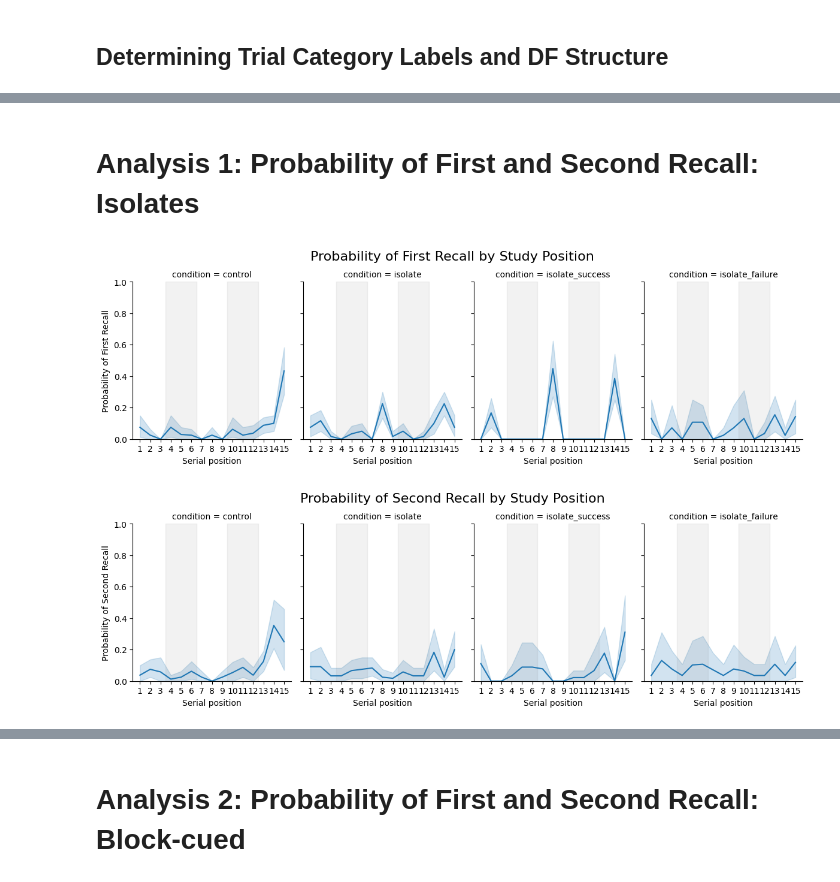
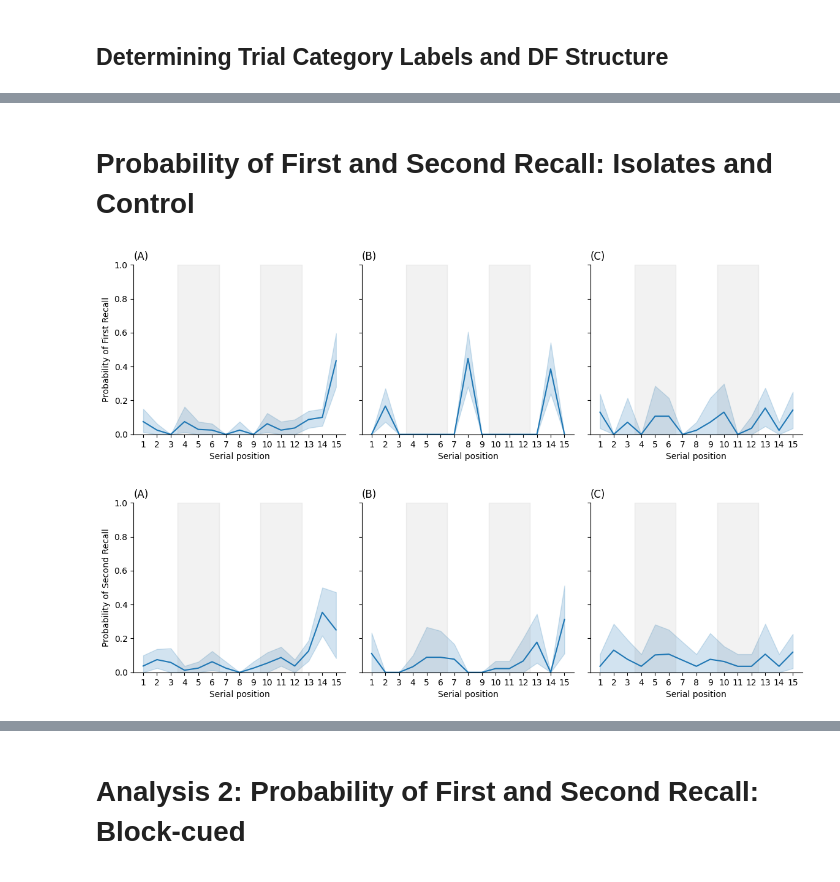
Before and after one commit to vucml/online_experiments, a Jupyter notebook: experiments/category_targeting/category_targeting_tech_report.ipynb, the cells around one changed output, grey strips where cells are left out. Drawn from its saved outputs; the diff is of its cells as text; code cells hidden in the pictures.

```diff
--- a/experiments/category_targeting/category_targeting_tech_report.ipynb
+++ b/experiments/category_targeting/category_targeting_tech_report.ipynb
@@ -471,0 +654,15 @@ Here, we see a return to a much more normal looking Lag-CRP when looking at tran
+# %%
+crp_control = fr.lag_crp(data.query('condition == 0'),  item_query='(output < 3 or not recall) and input > 2')
+crp_success = fr.lag_crp(data.query('condition == 2'),  item_query='(output < 3 or not recall) and input > 2')
+crp_attempt = fr.lag_crp(data.query('condition == 1'),  item_query='(output < 3 or not recall) and input > 2')
+lag_crp = pd.concat([crp_control.assign(condition='control'), crp_success.assign(condition='success'), crp_attempt.assign(condition='failure')])
+
+g = fr.plot_lag_crp(lag_crp, col='condition', col_wrap=5)
+
+for i, ax in enumerate(g.axes.flat):
+    ax.set_title(f'({string.ascii_uppercase[i]})', loc='left', fontsize=12)
+
+
+g.set_titles("")
+plt.tight_layout()
+plt.show()
@@ -731,69 +962,51 @@ data = fr.merge_free_recall(
     ],
 )
 # %% [markdown]
-# Analysis 1: Probability of First and Second Recall: Isolates
+# Probability of First and Second Recall: Isolates and Control
 # %%
-# %% PFR
+from string import ascii_uppercase
 
 pnr_control = fr.pnr(data.query('cue_type == "control"'))
-pnr_isolate = fr.pnr(data.query('cue_type == "isolate"'))
 pnr_isolate_success = fr.pnr(data.query('cue_type == "isolate" and target_success == 1'))
 pnr_isolate_failure = fr.pnr(data.query('cue_type == "isolate" and target_success == 0'))
 
-pnr = pd.concat(
-    [
-        pnr_control.assign(condition="control"),
-        pnr_isolate.assign(condition="isolate"),
-        pnr_isolate_success.assign(condition="isolate_success"),
-        pnr_isolate_failure.assign(condition="isolate_failure"),
-    ]
-)
+pnr = pd.concat([
+    pnr_control.assign(condition="control"),
+    pnr_isolate_success.assign(condition="isolate_success"),
+    pnr_isolate_failure.assign(condition="isolate_failure"),
+])
+
 pfr = pnr.query("output <= 1")
-g = fr.plot_spc(pfr, col="condition", col_wrap=4)
+g = fr.plot_spc(pfr, col="condition", col_wrap=3)
 g.fig.set_size_inches(12, 4)
-
-plt.xticks(
-    np.arange(1, 16),
-    [str(i) for i in range(1, 16)],
-)
-
+g.set_titles("")
 g.set_ylabels("Probability of First Recall")
 
-for ax in g.axes.flat:
+for i, ax in enumerate(g.axes.flat):
     ax.set_xticks(np.arange(1, 16))
     ax.set_xticklabels([str(i) for i in range(1, 16)])
 
-    ax.axvspan(3.5, 6.5, color="gray", alpha=0.1)  # extend slightly beyond edges
+    ax.axvspan(3.5, 6.5, color="gray", alpha=0.1)
     ax.axvspan(9.5, 12.5, color="gray", alpha=0.1)
 
-g.fig.suptitle("Probability of First Recall by Study Position", fontsize=16)
-g.fig.subplots_adjust(top=0.85)
+    ax.set_title(f'({ascii_uppercase[i]})', loc='left', fontsize=12)
 
-# %% P2R
 
 p2r = pnr.query("output == 2")
-g = fr.plot_spc(p2r, col="condition", col_wrap=4)
+
+g = fr.plot_spc(p2r, col="condition", col_wrap=3)
 g.fig.set_size_inches(12, 4)
-
-plt.xticks(
-    np.arange(1, 16),
-    [str(i) for i in range(1, 16)],
-)
-
+g.set_titles("")  # Remove default titles
 g.set_ylabels("Probability of Second Recall")
 
-for ax in g.axes.flat:
+for i, ax in enumerate(g.axes.flat):
     ax.set_xticks(np.arange(1, 16))
     ax.set_xticklabels([str(i) for i in range(1, 16)])
 
-    # Early block: positions 4 to 6
-    ax.axvspan(3.5, 6.5, color="gray", alpha=0.1)  # extend slightly beyond edges
-
-    # Late block: positions 10 to 12
+    ax.axvspan(3.5, 6.5, color="gray", alpha=0.1)
     ax.axvspan(9.5, 12.5, color="gray", alpha=0.1)
 
-g.fig.suptitle("Probability of Second Recall by Study Position", fontsize=16)
-g.fig.subplots_adjust(top=0.85)
+    ax.set_title(f'({ascii_uppercase[i]})', loc='left', fontsize=12)
 # %% [output]
-[figure, old version]
+[figure, new version]
-[figure, old version]
+[figure, new version]
```
Also changed, not shown: parts of 122 cells of this notebook.
